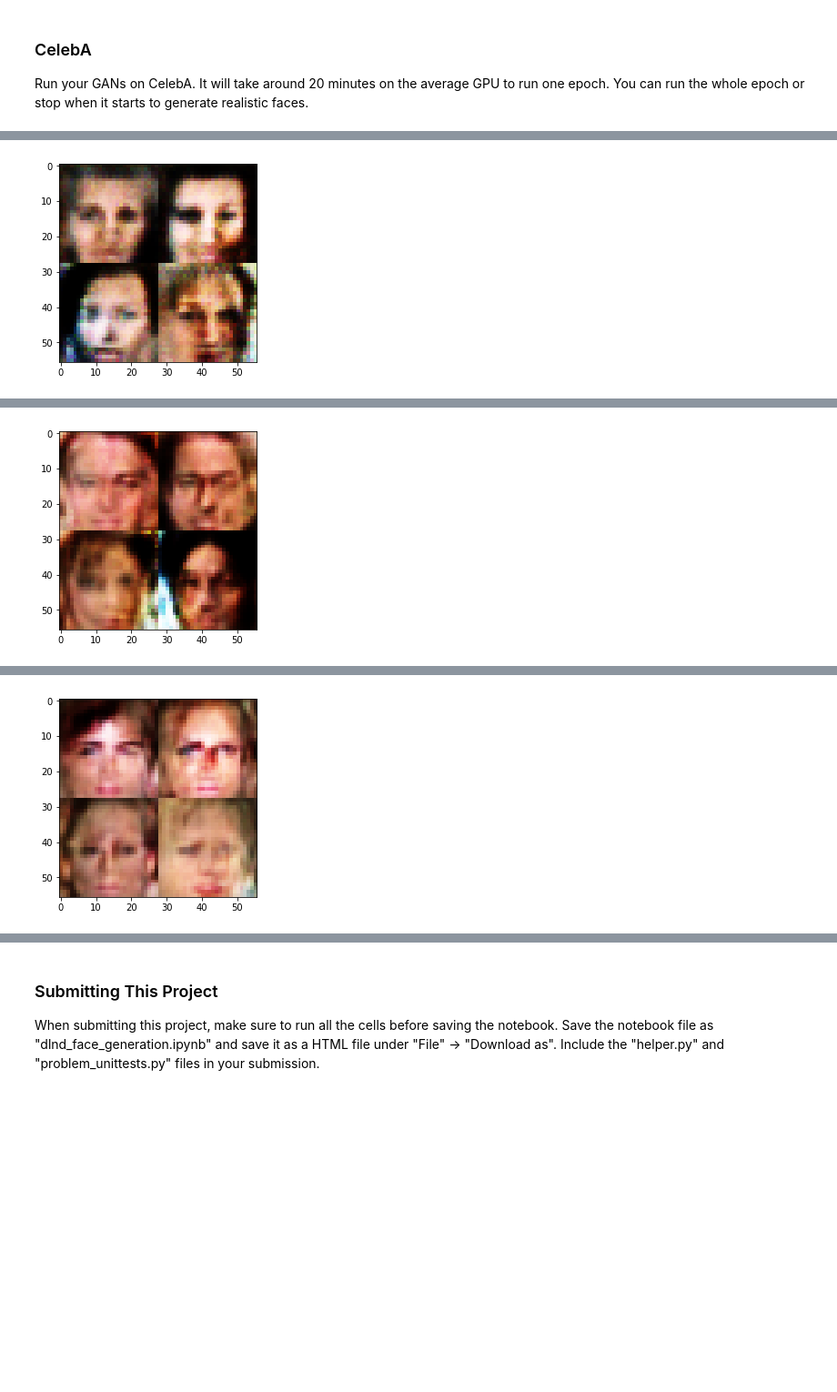
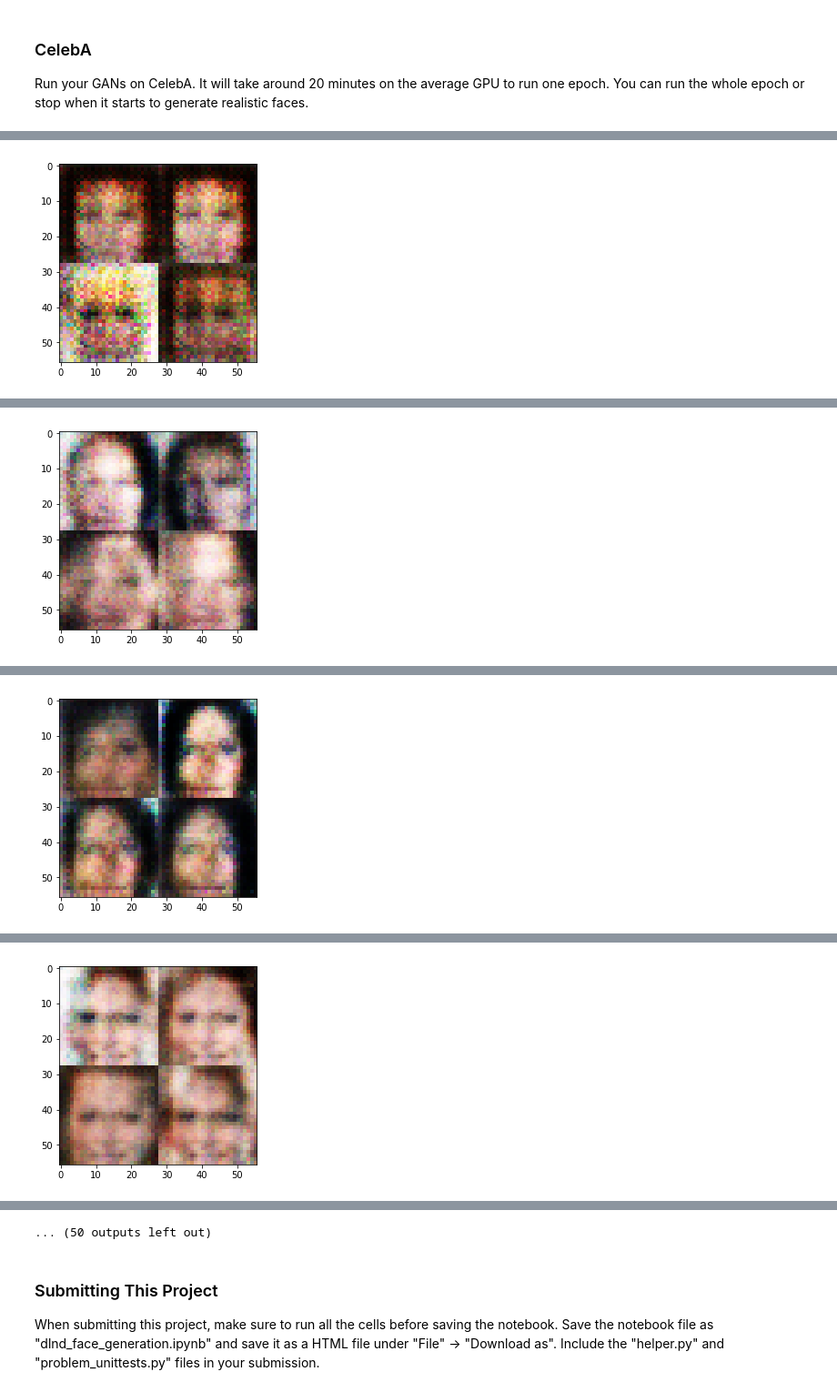
Before and after one commit to aadithya93/my_deepleanring_nd, a Jupyter notebook: face_generation/dlnd_face_generation.ipynb, the cells around one changed output, grey strips where cells are left out. Shown at 91% size. Cells and saved outputs as stored; diff of their text form; code cells hidden in the pictures; blank space fills up the shorter version.

```diff
--- a/face_generation/dlnd_face_generation.ipynb
+++ b/face_generation/dlnd_face_generation.ipynb
@@ -151,26 +151,23 @@ def discriminator(images, reuse=False, alpha=0.2):
     """
     # TODO: Implement Function
     with tf.variable_scope('discriminator', reuse=reuse):
-        x = tf.layers.conv2d(images, 64, 5, strides=1, padding='SAME')
+        x = tf.layers.conv2d(images, 64, 5, strides=2, padding='SAME')
         x_out = tf.maximum(alpha*x, x)
-        #28*28*64
+        #14*14*64
 
         x1 = tf.layers.conv2d(x_out, 128, 5, strides=2, padding='SAME')
         x1_norm = tf.layers.batch_normalization(x1, training=True)
         x1_out = tf.maximum(alpha*x1_norm, x1_norm)
-        #14*14*128
+        x1_drop = tf.layers.dropout(x1_out, rate=0.5)
+        #7*7*128
 
-        x2 = tf.layers.conv2d(x1_out, 256, 5, strides=2, padding='SAME')
+        x2 = tf.layers.conv2d(x1_drop, 256, 5, strides=2, padding='SAME')
         x2_norm = tf.layers.batch_normalization(x2, training=True)
         x2_out = tf.maximum(alpha*x2_norm, x2_norm)
-        #7*7*256
+        x2_drop = tf.layers.dropout(x2_out, rate=0.5)
+        #4*4*256
 
-        x3 = tf.layers.conv2d(x2_out, 512, 5, strides=1, padding='SAME')
-        x3_norm = tf.layers.batch_normalization(x3, training=True)
-        x3_out = tf.maximum(alpha*x3_norm, x3_norm)
-        #7*7*512
-
-        flatten = tf.reshape(x3_out, (-1, 7*7*512))
+        flatten = tf.reshape(x2_drop, (-1, 4*4*256))
         logits = tf.layers.dense(flatten, 1)
         out = tf.sigmoid(logits)
     return out, logits
@@ -198,28 +195,25 @@ def generator(z, out_channel_dim, is_train=True, alpha=0.2):
     # TODO: Implement Function
     reuse = False if is_train else True
     with tf.variable_scope('generator', reuse=reuse):
-        x = tf.layers.dense(z, 7*7*512)
-        x = tf.reshape(x, (-1, 7, 7, 512))
+        x = tf.layers.dense(z, 2*2*512)
+        x = tf.reshape(x, (-1, 2, 2, 512))
         x_norm = tf.layers.batch_normalization(x, training=is_train)
         x_out = tf.maximum(alpha*x_norm, x_norm)
-        #7*7*512
+        #2*2*512
 
-        x1 = tf.layers.conv2d_transpose(x_out, 256, 5, strides=1, padding='SAME')
+        x1 = tf.layers.conv2d_transpose(x_out, 256, 5, strides=2, padding='VALID')
         x1_norm = tf.layers.batch_normalization(x1, training=is_train)
         x1_out = tf.maximum(alpha*x1_norm, x1_norm)
+        x1_drop = tf.layers.dropout(x1_out, rate=0.25)
         #7*7*256
 
-        x2 = tf.layers.conv2d_transpose(x1_out, 128, 5, strides=2, padding='SAME')
+        x2 = tf.layers.conv2d_transpose(x1_drop, 128, 5, strides=2, padding='SAME')
         x2_norm = tf.layers.batch_normalization(x2, training=is_train)
         x2_out = tf.maximum(alpha*x2_norm, x2_norm)
+        x2_drop = tf.layers.dropout(x2_out, rate=0.25)
         #14*14*128
 
-        x3 = tf.layers.conv2d_transpose(x2_out, 64, 5, strides=2, padding='SAME')
-        x3_norm = tf.layers.batch_normalization(x3, training=is_train)
-        x3_out = tf.maximum(alpha*x3_norm, x3_norm)
-        #28*28*64
-
-        logits = tf.layers.conv2d_transpose(x3_out, out_channel_dim, 5, strides=1, padding='SAME')
+        logits = tf.layers.conv2d_transpose(x2_drop, out_channel_dim, 5, strides=2, padding='SAME')
         out = tf.tanh(logits)
         #28*28*out_channel_dim
 
@@ -370,8 +364,11 @@ def train(epoch_count, batch_size, z_dim, learning_rate, beta1, get_batches, dat
 
                 _ = sess.run(d_opt, feed_dict={input_real: batch_images, input_z:batch_z, lr:learning_rate})
                 _ = sess.run(g_opt, feed_dict={input_real: batch_images, input_z:batch_z, lr:learning_rate})
+                _ = sess.run(d_opt, feed_dict={input_real: batch_images, input_z:batch_z, lr:learning_rate})
+                _ = sess.run(g_opt, feed_dict={input_real: batch_images, input_z:batch_z, lr:learning_rate})
+                _ = sess.run(g_opt, feed_dict={input_real: batch_images, input_z:batch_z, lr:learning_rate})
 
-                if steps % 500 == 0:
+                if steps % 100 == 0:
                     d_train_loss = d_loss.eval({input_real:batch_images, input_z:batch_z})
                     g_train_loss = g_loss.eval({input_z:batch_z})
 
@@ -427,7 +423,7 @@ beta1 = 0.5
 """
 DON'T MODIFY ANYTHING IN THIS CELL THAT IS BELOW THIS LINE
 """
-epochs = 1
+epochs = 2
 
 celeba_dataset = helper.Dataset('celeba', glob(os.path.join(data_dir, 'img_align_celeba/*.jpg')))
 with tf.Graph().as_default():
@@ -438 +434 @@ Epoch 1/1 Discriminator loss: 0.8946 Generator loss: 1.0994
-[figure, old version]
+[figure, new version]
@@ -440 +436 @@ Epoch 1/1 Discriminator loss: 0.8396 Generator loss: 1.1821
-[figure, old version]
+[figure, new version]
@@ -442 +438 @@ Epoch 1/1 Discriminator loss: 0.5211 Generator loss: 2.9458
-[figure, old version]
+[figure, new version]
@@ -442,0 +440 @@ Epoch 1/1 Discriminator loss: 0.5211 Generator loss: 2.9458
+[figure, added]
@@ -443,3 +445,4 @@ Epoch 1/1 Discriminator loss: 0.5211 Generator loss: 2.9458
+... (50 outputs left out)
 # %% [markdown]
 ### Submitting This Project
 When submitting this project, make sure to run all the cells before saving the notebook. Save the notebook file as "dlnd_face_generation.ipynb" and save it as a HTML file under "File" -> "Download as". Include the "helper.py" and "problem_unittests.py" files in your submission.
```
Also changed, not shown: parts of 4 cells of this notebook.
